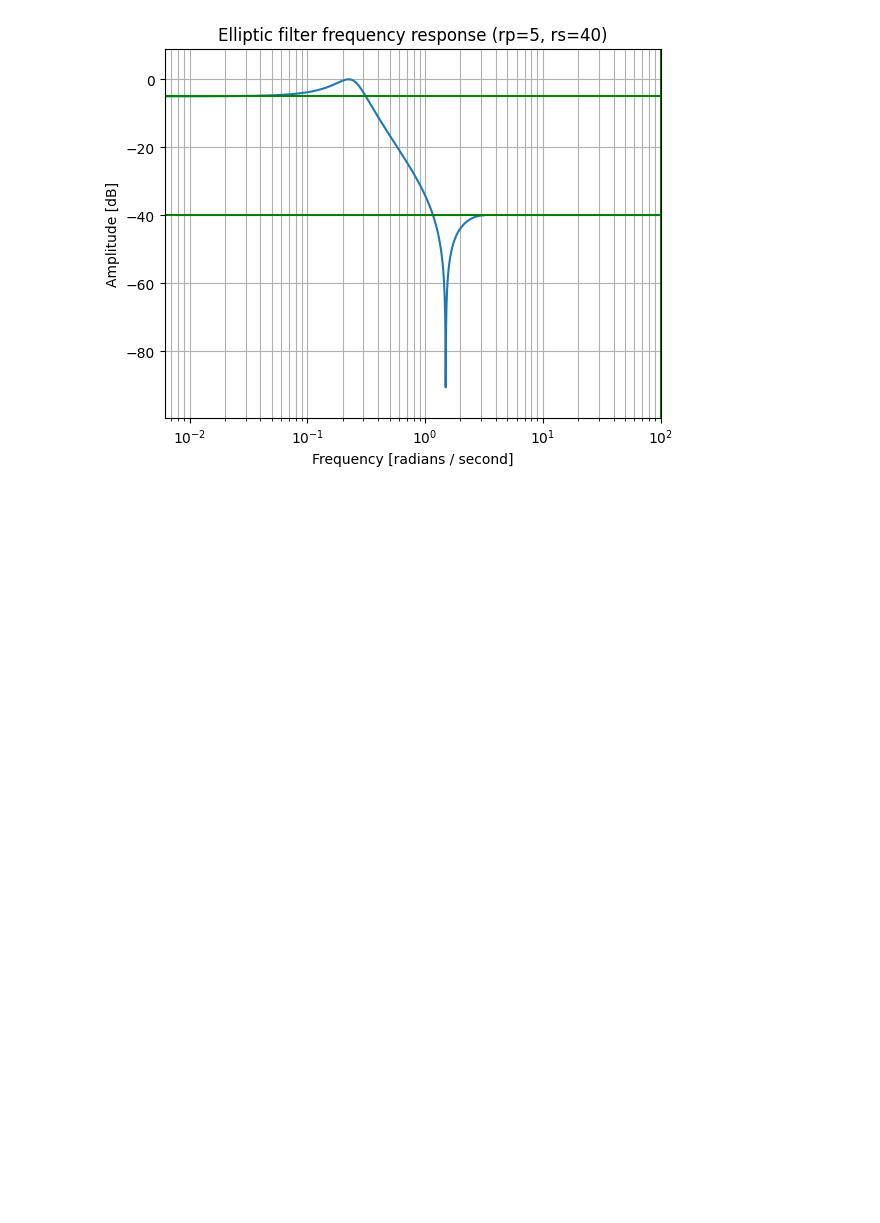
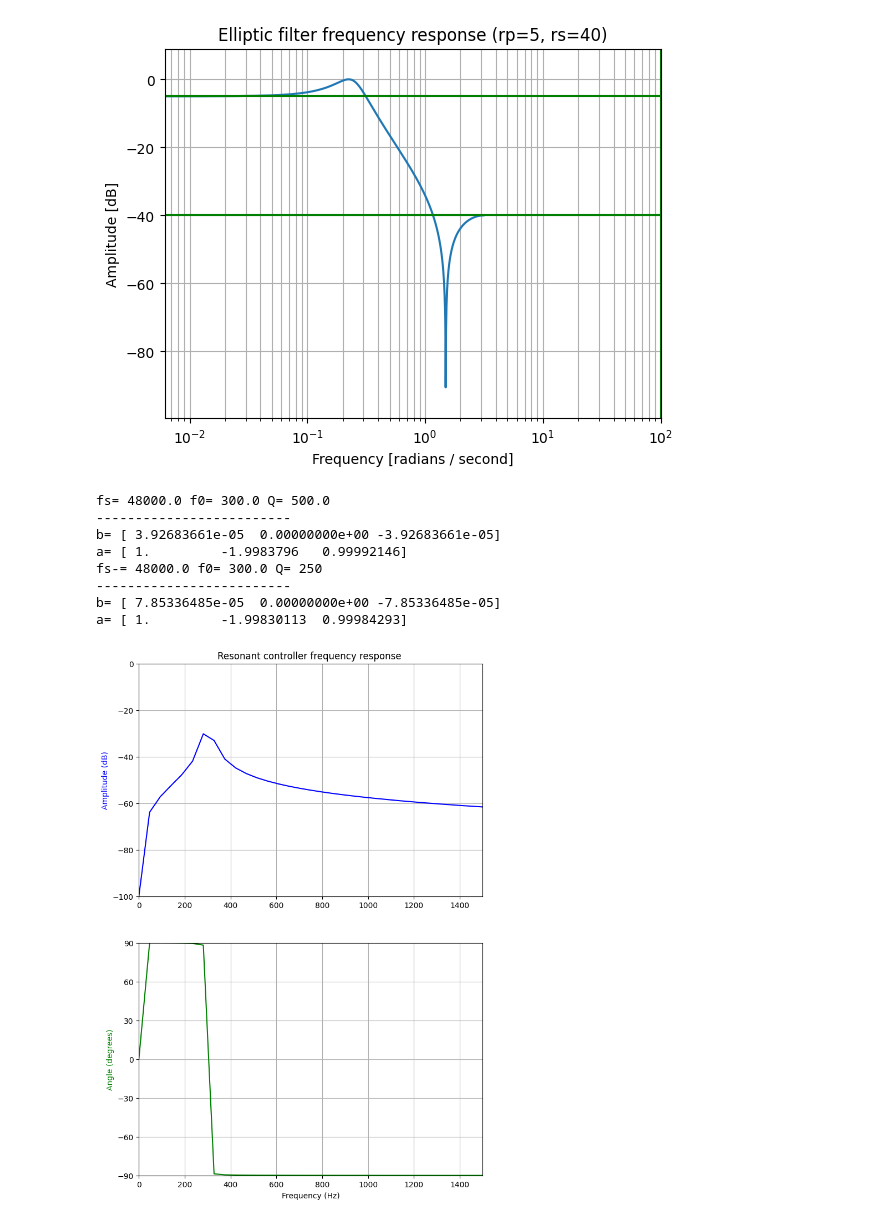
Before and after one commit to mirtcho/motor_control, a Jupyter notebook: jupyter/Untitled.ipynb, the cells around one changed output. Cells and saved outputs as stored; diff of their text form; code cells hidden in the pictures; blank space fills up the shorter version.

```diff
--- a/jupyter/Untitled.ipynb
+++ b/jupyter/Untitled.ipynb
@@ -82,3 +87,51 @@ plt.axhline(-5, color='green') # rp
 plt.show()
 # %% [output]
 [figure]
+# %%
+import numpy as np
+from scipy import signal
+import matplotlib.pyplot as plt
+fs = 48000.0  # Sample frequency (Hz)
+f0 = 300.0  # Frequency to be retained (Hz)
+Q = 500.0  # Quality factor
+# Design peak filter
+b, a = signal.iirpeak(f0, Q, fs)
+# Frequency response
+print ('fs=',fs,'f0=',f0,'Q=',Q)
+print ('-------------------------')
+print ( 'b=',b )
+print ( 'a=',a )
+Q=250
+b, a = signal.iirpeak(f0, Q, fs)
+print ('fs-=',fs,'f0=',f0,'Q=',Q)
+print ('-------------------------')
+print ( 'b=',b )
+print ( 'a=',a )
+
+freq, h = signal.freqz(b, a, fs=fs)
+# Plot
+fig, ax = plt.subplots(2, 1, figsize=(8, 12))
+ax[0].plot(freq, 20*np.log10(np.maximum(abs(h), 1e-5)), color='blue')
+ax[0].set_title("Resonant controller frequency response ")
+ax[0].set_ylabel("Amplitude (dB)", color='blue')
+ax[0].set_xlim([0, fs/32])
+ax[0].set_ylim([-100, 0])
+ax[0].grid(True)
+ax[1].plot(freq, np.unwrap(np.angle(h))*180/np.pi, color='green')
+ax[1].set_ylabel("Angle (degrees)", color='green')
+ax[1].set_xlabel("Frequency (Hz)")
+ax[1].set_xlim([0, fs/32])
+ax[1].set_yticks([-90, -60, -30, 0, 30, 60, 90])
+ax[1].set_ylim([-90, 90])
+ax[1].grid(True)
+plt.show()
+# %% [output]
+fs= 48000.0 f0= 300.0 Q= 500.0
+-------------------------
+b= [ 3.92683661e-05  0.00000000e+00 -3.92683661e-05]
+a= [ 1.         -1.9983796   0.99992146]
+fs-= 48000.0 f0= 300.0 Q= 250
+-------------------------
+b= [ 7.85336485e-05  0.00000000e+00 -7.85336485e-05]
+a= [ 1.         -1.99830113  0.99984293]
+[figure, added]
```
Also changed, not shown: parts of 3 cells of this notebook, 5 other files.
